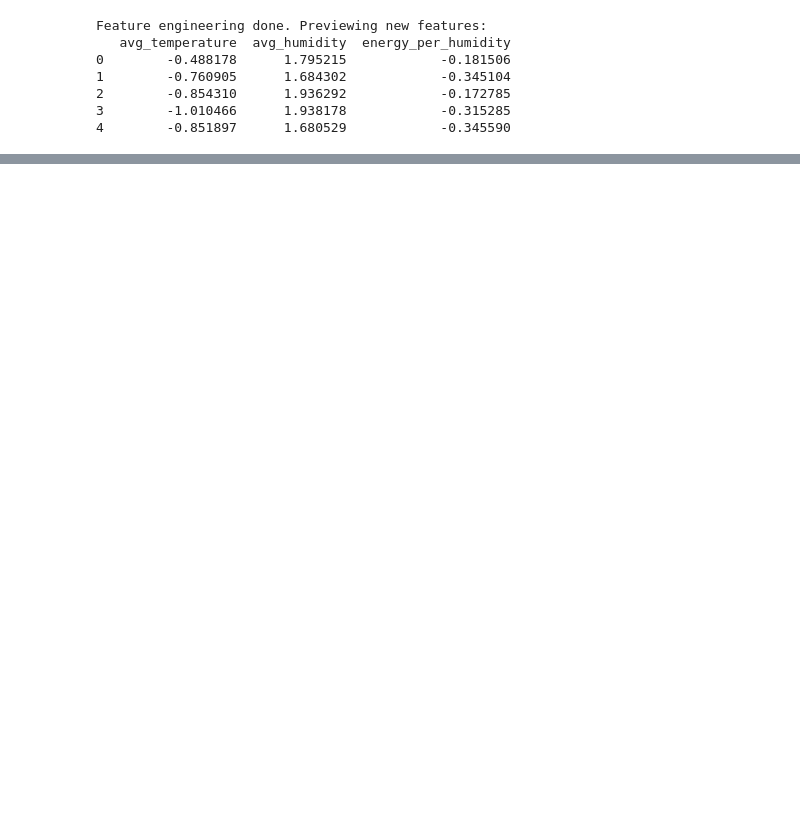
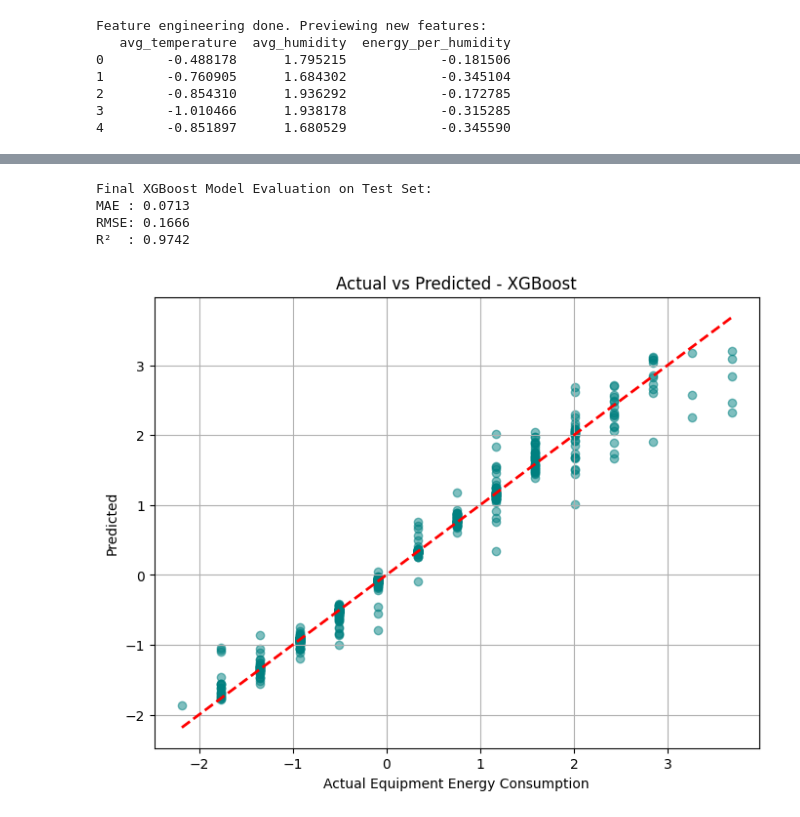
Before and after one commit to MaheshG10/DS-Intern-Assignment-Konda-Mahesh, a Jupyter notebook: Smart_Factory_Energy_Prediction_Model.ipynb, the cells around one changed output, grey strips where cells are left out. Cells and saved outputs as stored; diff of their text form; code cells hidden in the pictures; blank space fills up the shorter version.

```diff
--- a/Smart_Factory_Energy_Prediction_Model.ipynb
+++ b/Smart_Factory_Energy_Prediction_Model.ipynb
@@ -343,0 +602,35 @@ Feature engineering done. Previewing new features:
+# %%
+# Evaluation of the XGBoost Model.
+
+from sklearn.metrics import mean_absolute_error, mean_squared_error, r2_score
+import numpy as np
+import matplotlib.pyplot as plt
+
+# Predict on test data
+y_pred = xgb_model.predict(X_test)
+
+# Evaluation metrics
+mae = mean_absolute_error(y_test, y_pred)
+rmse = np.sqrt(mean_squared_error(y_test, y_pred))
+r2 = r2_score(y_test, y_pred)
+
+print("Final XGBoost Model Evaluation on Test Set:")
+print(f"MAE : {mae:.4f}")
+print(f"RMSE: {rmse:.4f}")
+print(f"R²  : {r2:.4f}")
+
+# Plotting Actual vs Predicted
+plt.figure(figsize=(8, 6))
+plt.scatter(y_test, y_pred, alpha=0.5, color='teal')
+plt.plot([y_test.min(), y_test.max()], [y_test.min(), y_test.max()], 'r--', lw=2)
+plt.xlabel('Actual Equipment Energy Consumption')
+plt.ylabel('Predicted')
+plt.title('Actual vs Predicted - XGBoost')
+plt.grid(True)
+plt.show()
+# %% [output]
+Final XGBoost Model Evaluation on Test Set:
+MAE : 0.0713
+RMSE: 0.1666
+R²  : 0.9742
+[figure, added]
```
Also changed, not shown: parts of 31 cells of this notebook.
